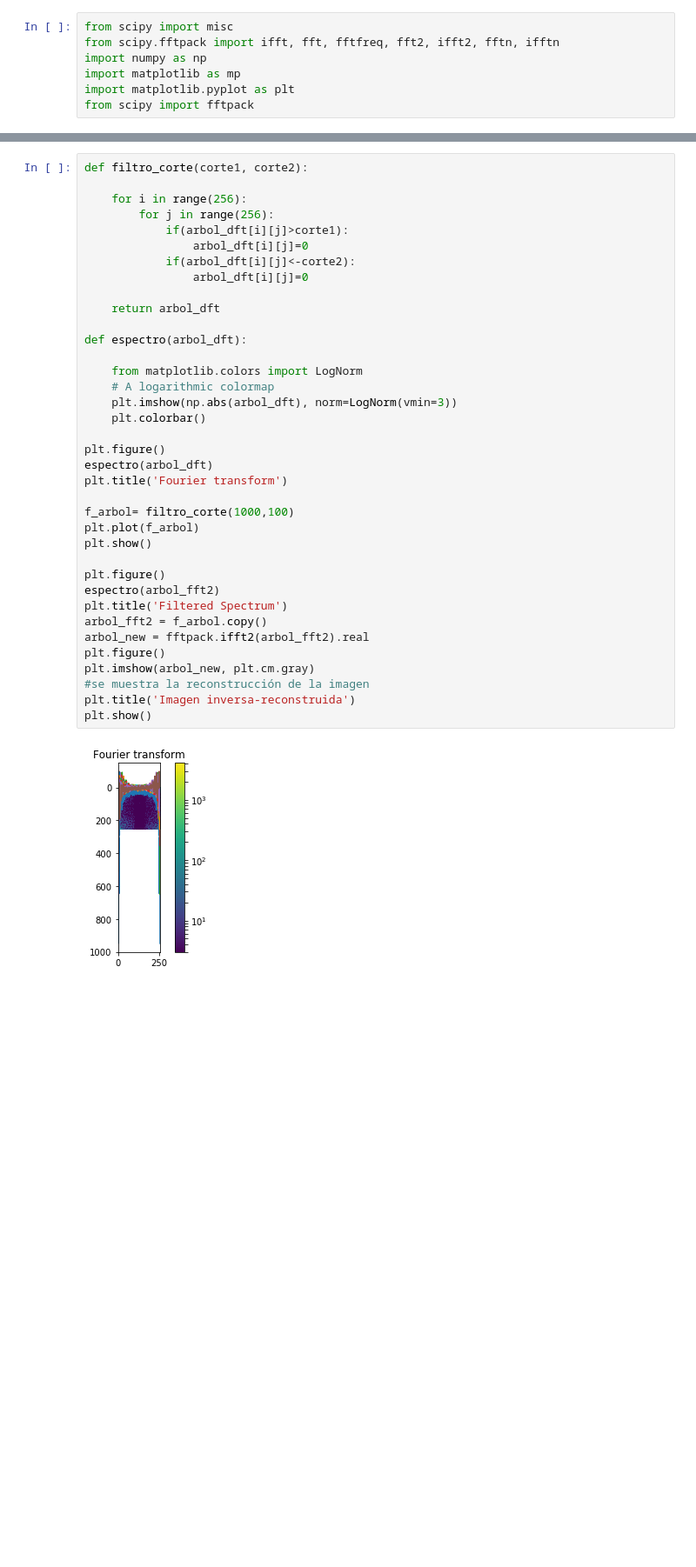
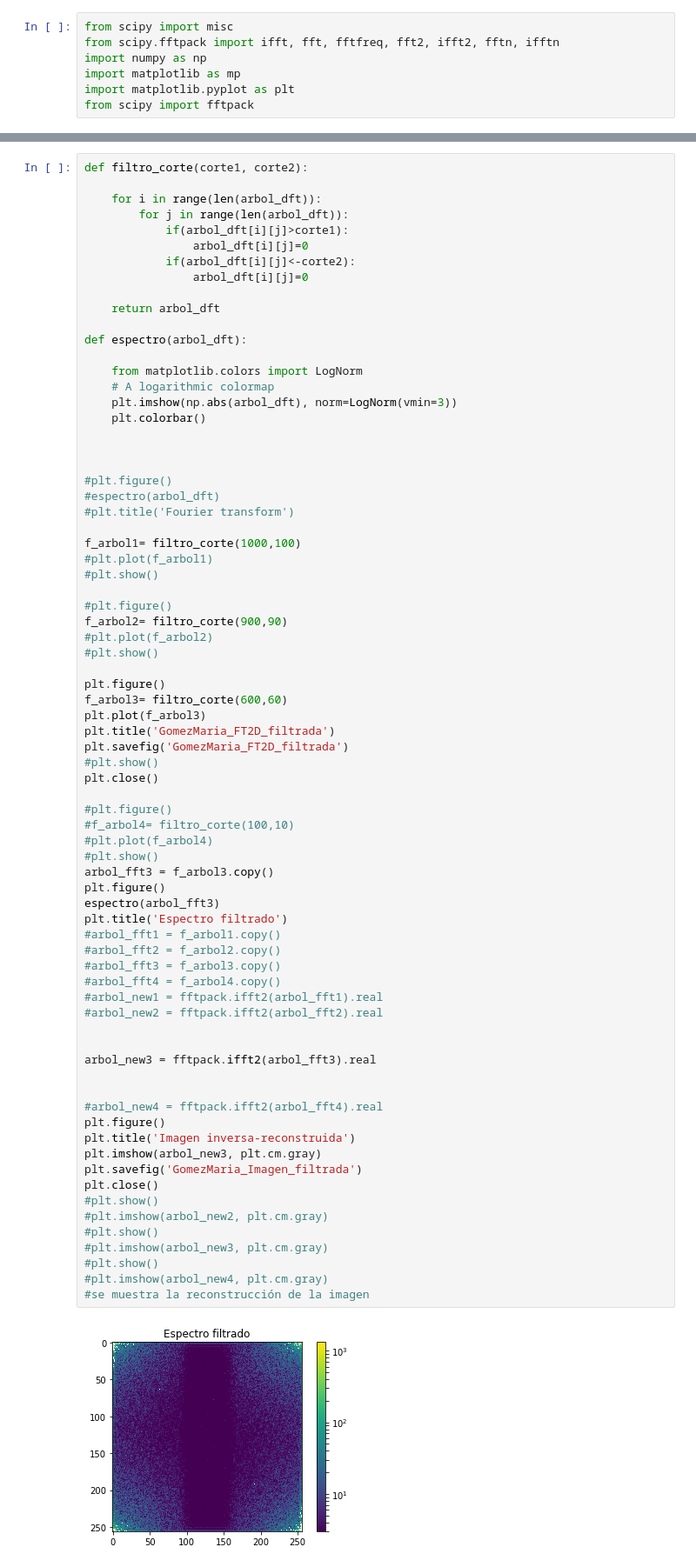
Before and after one commit to MariaFda/MetodosComputacionales, a Jupyter notebook: GomezMaria_Imagen .ipynb, the cells around one changed output, grey strips where cells are left out. Shown at 87% size. Saved outputs shown, nothing was run; the diff lists cells and outputs as text; blank space fills up the shorter version.

Commit message:
Add files via upload
Varios filtros comentados

```diff
--- a/GomezMaria_Imagen .ipynb
+++ b/GomezMaria_Imagen .ipynb
@@ -70,39 +70,76 @@ plt.show()
 # %%
 def filtro_corte(corte1, corte2):
 
-    for i in range(256):
-        for j in range(256):
+    for i in range(len(arbol_dft)):
+        for j in range(len(arbol_dft)):
             if(arbol_dft[i][j]>corte1):
                 arbol_dft[i][j]=0
             if(arbol_dft[i][j]<-corte2):
                 arbol_dft[i][j]=0
 
     return arbol_dft
 
 def espectro(arbol_dft):
 
     from matplotlib.colors import LogNorm
     # A logarithmic colormap
     plt.imshow(np.abs(arbol_dft), norm=LogNorm(vmin=3))
     plt.colorbar()
 
-plt.figure()
-espectro(arbol_dft)
-plt.title('Fourier transform')
 
-f_arbol= filtro_corte(1000,100)
-plt.plot(f_arbol)
-plt.show()
+
+#plt.figure()
+#espectro(arbol_dft)
+#plt.title('Fourier transform')
+
+f_arbol1= filtro_corte(1000,100)
+#plt.plot(f_arbol1)
+#plt.show()
+
+#plt.figure()
+f_arbol2= filtro_corte(900,90)
+#plt.plot(f_arbol2)
+#plt.show()
 
 plt.figure()
-espectro(arbol_fft2)
-plt.title('Filtered Spectrum')
-arbol_fft2 = f_arbol.copy()
-arbol_new = fftpack.ifft2(arbol_fft2).real
+f_arbol3= filtro_corte(600,60)
+plt.plot(f_arbol3)
+plt.title('GomezMaria_FT2D_filtrada')
+plt.savefig('GomezMaria_FT2D_filtrada')
+#plt.show()
+plt.close()
+
+#plt.figure()
+#f_arbol4= filtro_corte(100,10)
+#plt.plot(f_arbol4)
+#plt.show()
+arbol_fft3 = f_arbol3.copy()
 plt.figure()
-plt.imshow(arbol_new, plt.cm.gray)
+espectro(arbol_fft3)
+plt.title('Espectro filtrado')
+#arbol_fft1 = f_arbol1.copy()
+#arbol_fft2 = f_arbol2.copy()
+#arbol_fft3 = f_arbol3.copy()
+#arbol_fft4 = f_arbol4.copy()
+#arbol_new1 = fftpack.ifft2(arbol_fft1).real
+#arbol_new2 = fftpack.ifft2(arbol_fft2).real
+
+
+arbol_new3 = fftpack.ifft2(arbol_fft3).real
+
+
+#arbol_new4 = fftpack.ifft2(arbol_fft4).real
+plt.figure()
+plt.title('Imagen inversa-reconstruida')
+plt.imshow(arbol_new3, plt.cm.gray)
+plt.savefig('GomezMaria_Imagen_filtrada')
+plt.close()
+#plt.show()
+#plt.imshow(arbol_new2, plt.cm.gray)
+#plt.show()
+#plt.imshow(arbol_new3, plt.cm.gray)
+#plt.show()
+#plt.imshow(arbol_new4, plt.cm.gray)
 #se muestra la reconstrucción de la imagen
-plt.title('Imagen inversa-reconstruida')
-plt.show()
 # %% [output]
-[figure, old version]
+[figure, new version]
```
Also changed, not shown: parts of 4 cells of this notebook.
